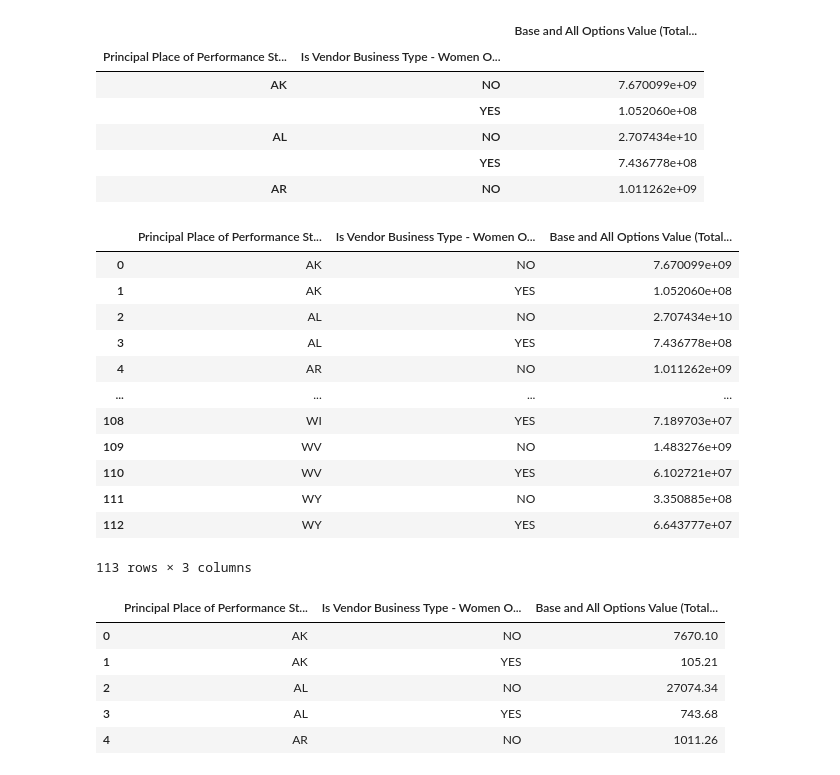
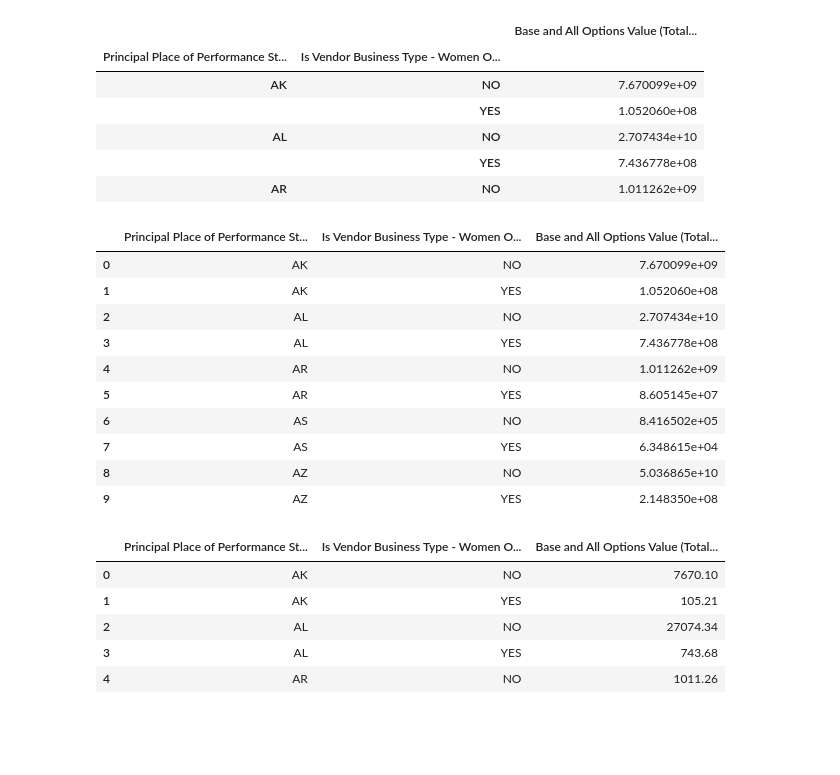
Before and after one commit to reetyf/sba, a Jupyter notebook: sba_assignment_haileyweinschenk.ipynb, the cells around one changed output. Cells and saved outputs as stored; diff of their text form; code cells hidden in the pictures; blank space fills up the shorter version.

```diff
--- a/sba_assignment_haileyweinschenk.ipynb
+++ b/sba_assignment_haileyweinschenk.ipynb
@@ -152,21 +146,19 @@ per_state.head()
 # reset to obtain values from index hierarchy
 per_state.reset_index(inplace = True)
 # %%
-per_state
+per_state.head(10)
 # %% [output]
 |  | Principal Place of Performance St... | Is Vendor Business Type - Women O... | Base and All Options Value (Total... |
 | 0 | AK | NO | 7.670099e+09 |
 | 1 | AK | YES | 1.052060e+08 |
 | 2 | AL | NO | 2.707434e+10 |
 | 3 | AL | YES | 7.436778e+08 |
 | 4 | AR | NO | 1.011262e+09 |
-| ... | ... | ... | ... |
-| 108 | WI | YES | 7.189703e+07 |
-| 109 | WV | NO | 1.483276e+09 |
-| 110 | WV | YES | 6.102721e+07 |
-| 111 | WY | NO | 3.350885e+08 |
-| 112 | WY | YES | 6.643777e+07 |
+| 5 | AR | YES | 8.605145e+07 |
+| 6 | AS | NO | 8.416502e+05 |
+| 7 | AS | YES | 6.348615e+04 |
+| 8 | AZ | NO | 5.036865e+10 |
+| 9 | AZ | YES | 2.148350e+08 |
-113 rows × 3 columns
 # %%
 # round to millions for more reader comprehension
 per_state['Base and All Options Value (Total Contract Value)'] = round(per_state['Base and All Options Value (Total Contract Value)']/1000000,2)
```
Also changed, not shown: parts of 23 cells of this notebook.
